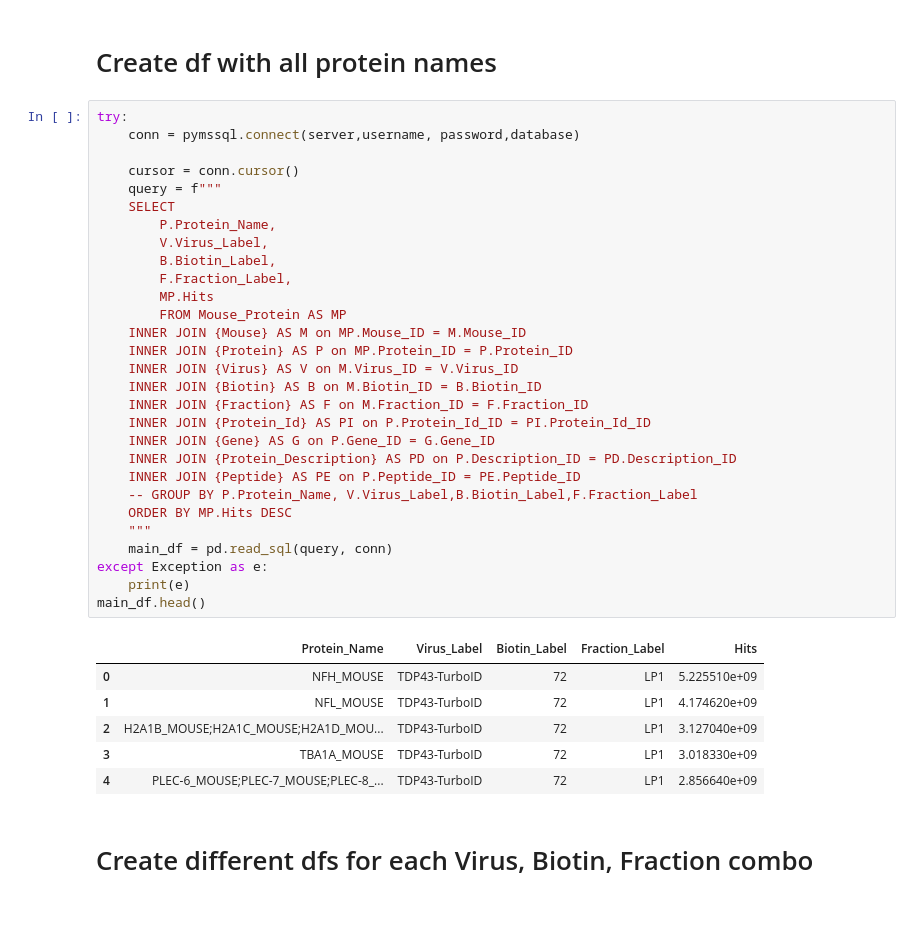
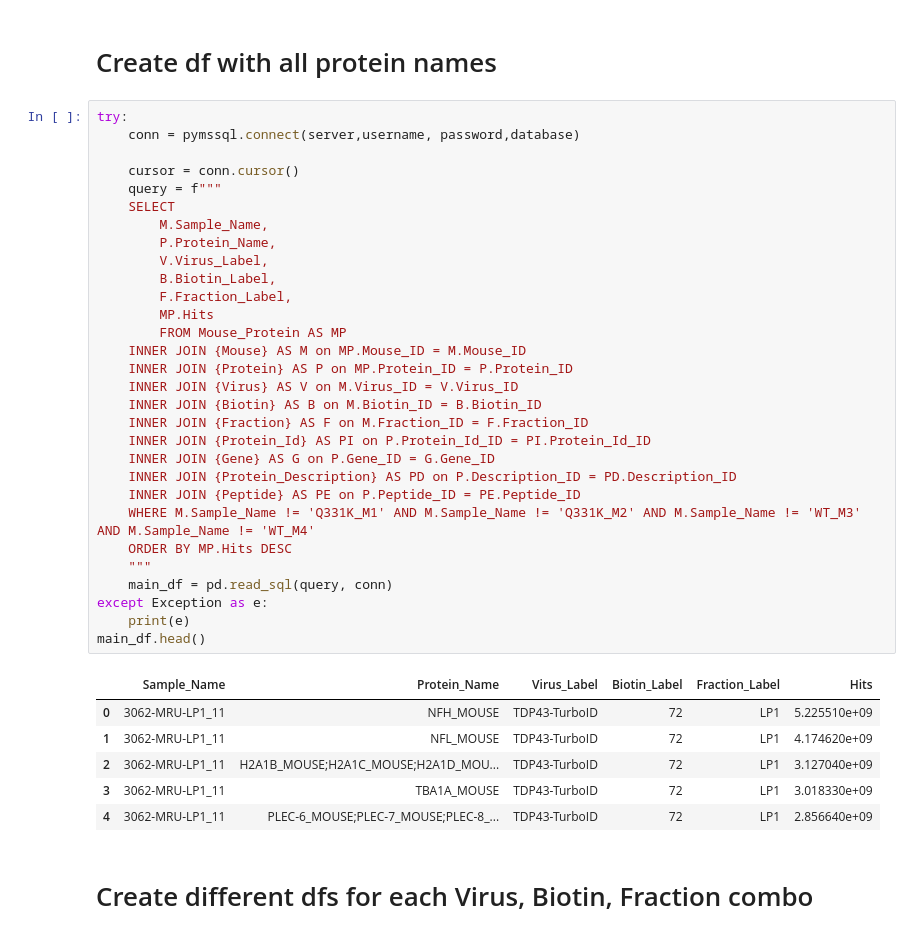
Before and after one commit to adamwbrew/Proteins, a Jupyter notebook: Visuals/protein_visuals_venns_and_heatmaps.ipynb, the cells around one changed output. Cells and saved outputs as stored; diff of their text form.

```diff
--- a/Visuals/protein_visuals_venns_and_heatmaps.ipynb
+++ b/Visuals/protein_visuals_venns_and_heatmaps.ipynb
@@ -27,39 +27,40 @@ from config import server
 # %%
 try:
     conn = pymssql.connect(server,username, password,database)
 
     cursor = conn.cursor()
     query = f"""
     SELECT
+        M.Sample_Name,
         P.Protein_Name,
         V.Virus_Label,
         B.Biotin_Label,
         F.Fraction_Label,
         MP.Hits
         FROM Mouse_Protein AS MP
     INNER JOIN {Mouse} AS M on MP.Mouse_ID = M.Mouse_ID
     INNER JOIN {Protein} AS P on MP.Protein_ID = P.Protein_ID
     INNER JOIN {Virus} AS V on M.Virus_ID = V.Virus_ID
     INNER JOIN {Biotin} AS B on M.Biotin_ID = B.Biotin_ID
     INNER JOIN {Fraction} AS F on M.Fraction_ID = F.Fraction_ID
     INNER JOIN {Protein_Id} AS PI on P.Protein_Id_ID = PI.Protein_Id_ID
     INNER JOIN {Gene} AS G on P.Gene_ID = G.Gene_ID
     INNER JOIN {Protein_Description} AS PD on P.Description_ID = PD.Description_ID
     INNER JOIN {Peptide} AS PE on P.Peptide_ID = PE.Peptide_ID
-    -- GROUP BY P.Protein_Name, V.Virus_Label,B.Biotin_Label,F.Fraction_Label
+    WHERE M.Sample_Name != 'Q331K_M1' AND M.Sample_Name != 'Q331K_M2' AND M.Sample_Name != 'WT_M3' AND M.Sample_Name != 'WT_M4'
     ORDER BY MP.Hits DESC
     """
     main_df = pd.read_sql(query, conn)
 except Exception as e:
     print(e)
 main_df.head()
 # %% [output]
-|  | Protein_Name | Virus_Label | Biotin_Label | Fraction_Label | Hits |
-| 0 | NFH_MOUSE | TDP43-TurboID | 72 | LP1 | 5.225510e+09 |
-| 1 | NFL_MOUSE | TDP43-TurboID | 72 | LP1 | 4.174620e+09 |
-| 2 | H2A1B_MOUSE;H2A1C_MOUSE;H2A1D_MOU... | TDP43-TurboID | 72 | LP1 | 3.127040e+09 |
-| 3 | TBA1A_MOUSE | TDP43-TurboID | 72 | LP1 | 3.018330e+09 |
-| 4 | PLEC-6_MOUSE;PLEC-7_MOUSE;PLEC-8_... | TDP43-TurboID | 72 | LP1 | 2.856640e+09 |
+|  | Sample_Name | Protein_Name | Virus_Label | Biotin_Label | Fraction_Label | Hits |
+| 0 | 3062-MRU-LP1_11 | NFH_MOUSE | TDP43-TurboID | 72 | LP1 | 5.225510e+09 |
+| 1 | 3062-MRU-LP1_11 | NFL_MOUSE | TDP43-TurboID | 72 | LP1 | 4.174620e+09 |
+| 2 | 3062-MRU-LP1_11 | H2A1B_MOUSE;H2A1C_MOUSE;H2A1D_MOU... | TDP43-TurboID | 72 | LP1 | 3.127040e+09 |
+| 3 | 3062-MRU-LP1_11 | TBA1A_MOUSE | TDP43-TurboID | 72 | LP1 | 3.018330e+09 |
+| 4 | 3062-MRU-LP1_11 | PLEC-6_MOUSE;PLEC-7_MOUSE;PLEC-8_... | TDP43-TurboID | 72 | LP1 | 2.856640e+09 |
 # %% [markdown]
 # Create different dfs for each Virus, Biotin, Fraction combo
 # %%
```
Also changed, not shown: parts of 5 cells of this notebook, 11 other files.
